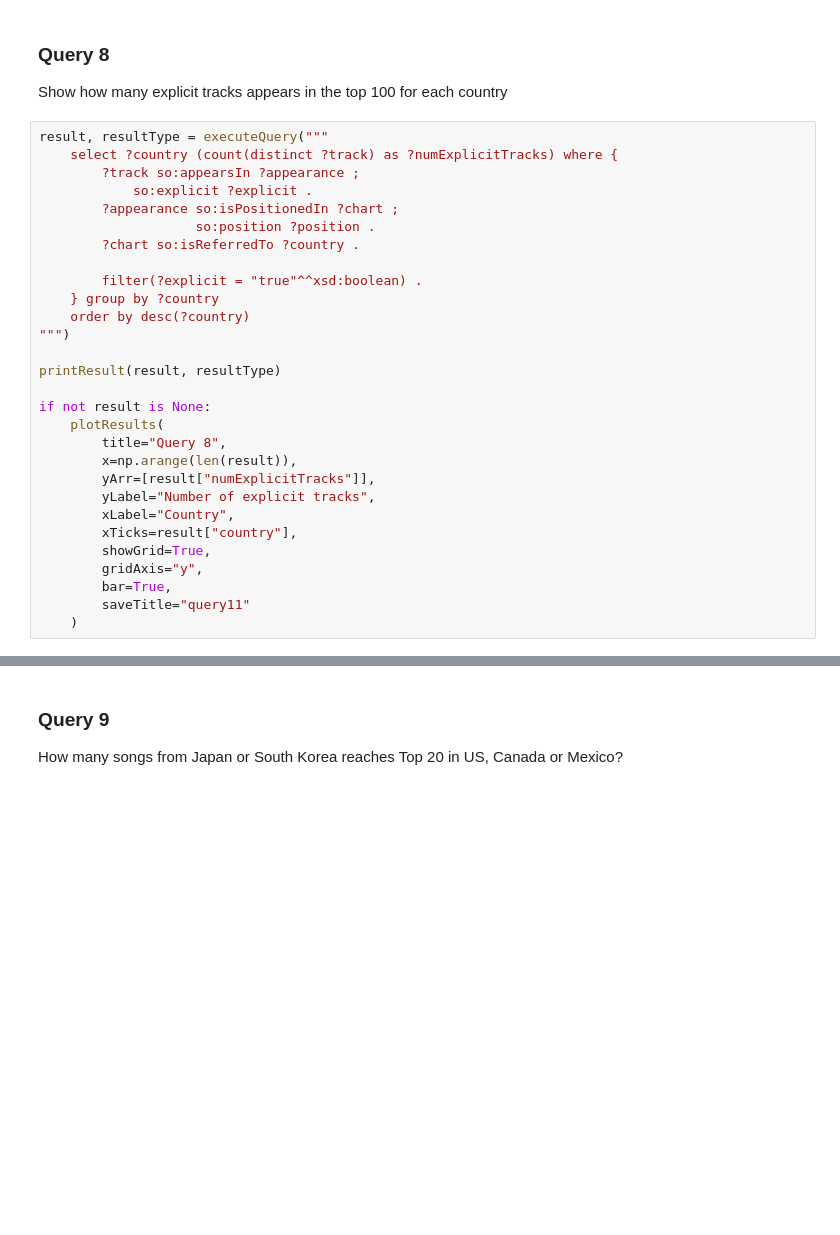
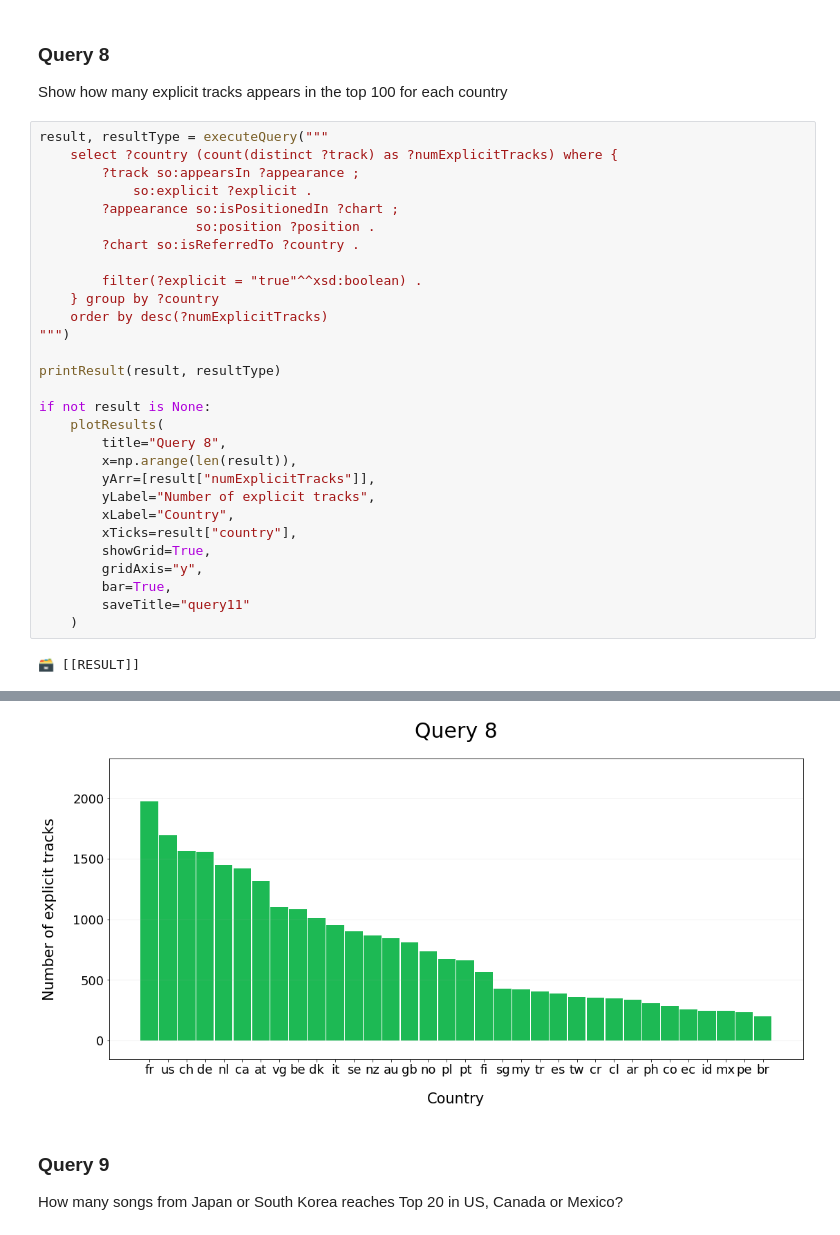
Before and after one commit to luca-martinelli-09/spotify-lod, a Jupyter notebook: spotifyGraphQueries.ipynb, the cells around one changed output, grey strips where cells are left out. Saved outputs shown, nothing was run; the diff lists cells and outputs as text; blank space fills up the shorter version.

```diff
--- a/spotifyGraphQueries.ipynb
+++ b/spotifyGraphQueries.ipynb
@@ -475,7 +597,7 @@ result, resultType = executeQuery("""
 
         filter(?explicit = "true"^^xsd:boolean) .
     } group by ?country
-    order by desc(?country)
+    order by desc(?numExplicitTracks)
 """)
 
 printResult(result, resultType)
@@ -493,3 +615,5 @@ if not result is None:
 		bar=True,
 		saveTitle="query11"
 	)
+# %% [output]
+🗃️ [[RESULT]]
@@ -496,3 +637,4 @@ if not result is None:
+[figure, added]
 # %% [markdown]
 ### Query 9
 How many songs from Japan or South Korea reaches Top 20 in US, Canada or Mexico?
```
Also changed, not shown: parts of 15 cells of this notebook.
